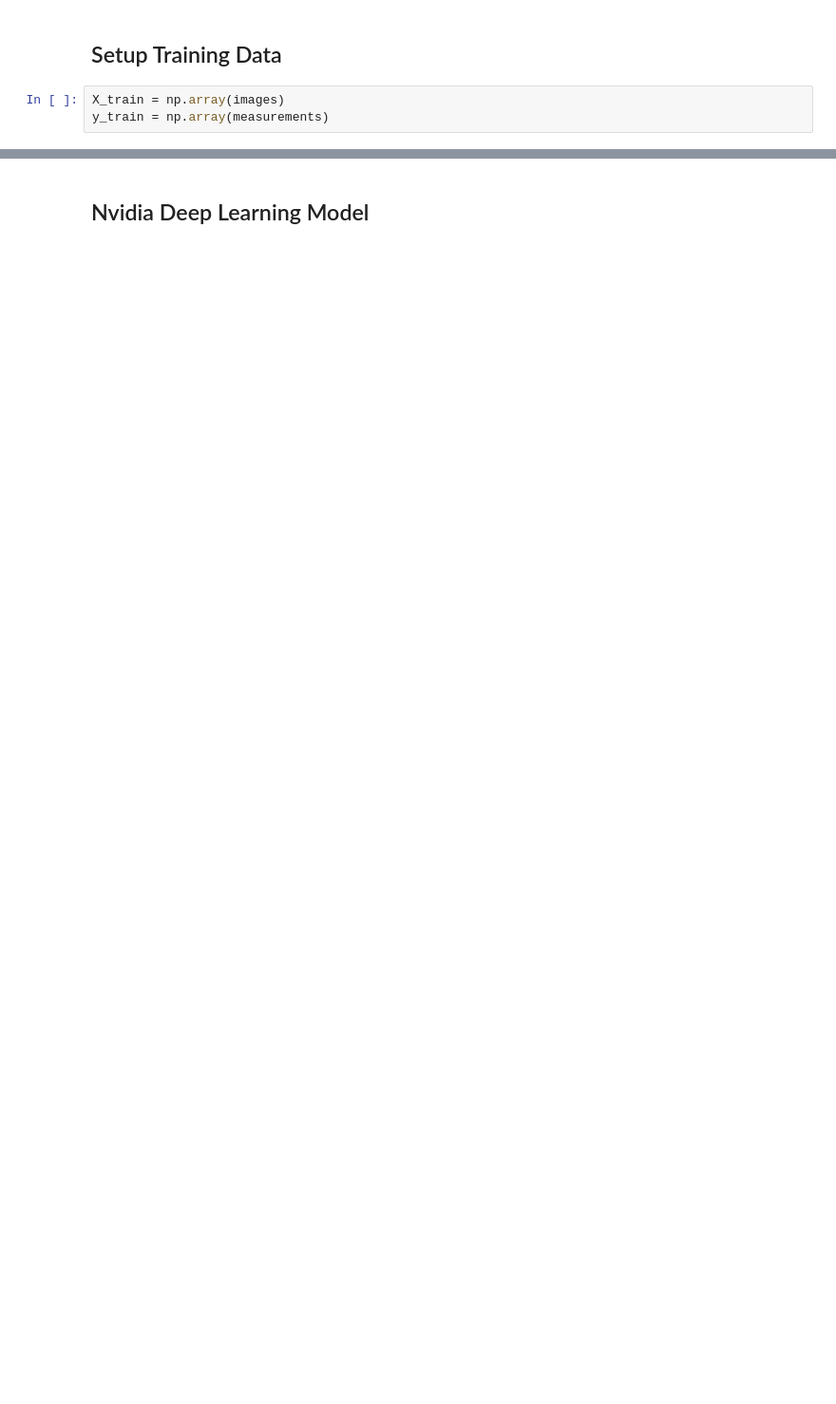
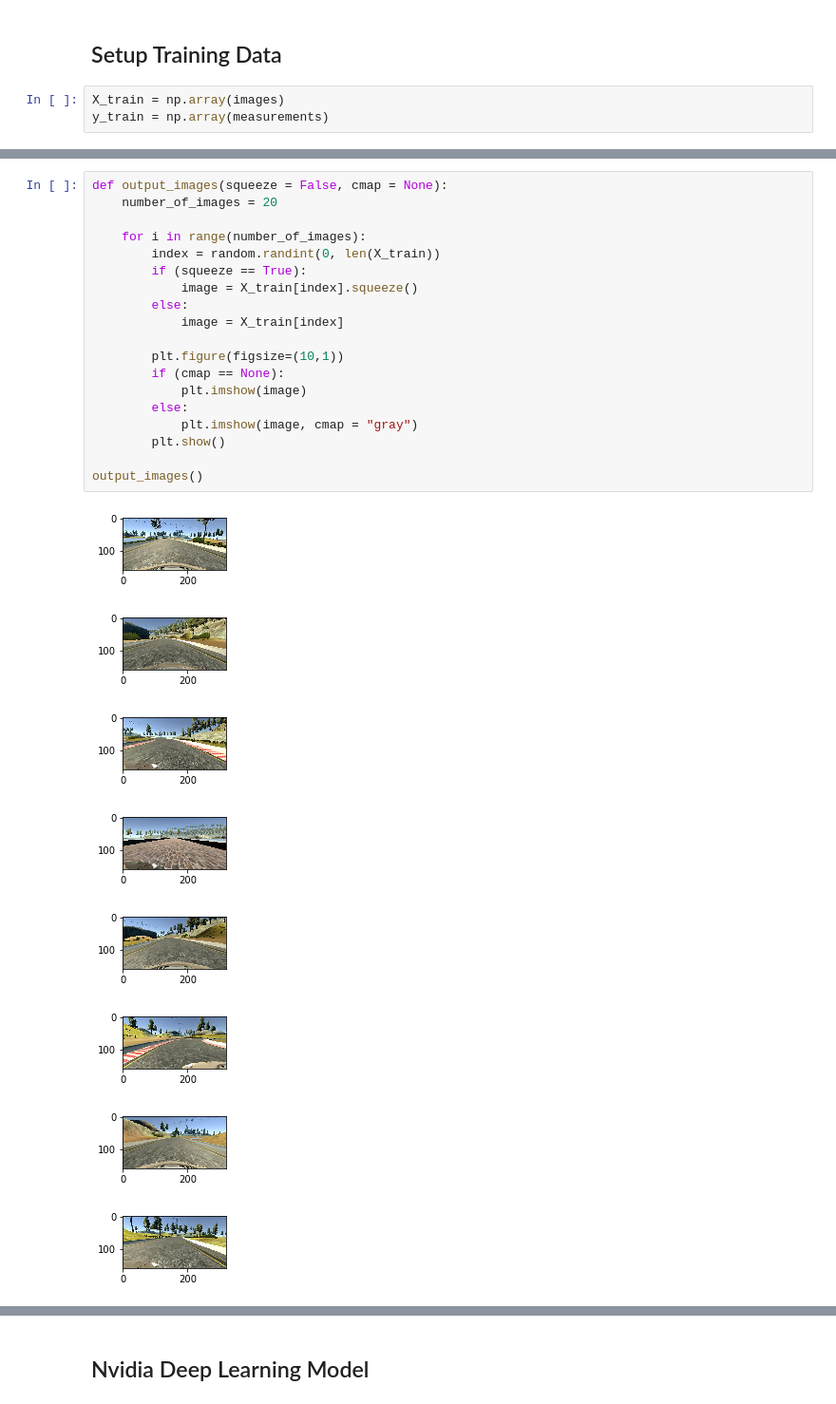
Before and after one commit to sandeeppaulraj/CarND-Behavioral-Cloning-P3, a Jupyter notebook: P3.ipynb, the cells around one changed output, grey strips where cells are left out. Shown: that part at 95% size. Saved outputs shown, nothing was run; the diff lists cells and outputs as text; blank space fills up the shorter version.

```diff
--- a/P3.ipynb
+++ b/P3.ipynb
@@ -140,0 +182,28 @@ y_train = np.array(measurements)
+# %%
+def output_images(squeeze = False, cmap = None):
+    number_of_images = 20
+
+    for i in range(number_of_images):
+        index = random.randint(0, len(X_train))
+        if (squeeze == True):
+            image = X_train[index].squeeze()
+        else:
+            image = X_train[index]
+
+        plt.figure(figsize=(10,1))
+        if (cmap == None):
+            plt.imshow(image)
+        else:
+            plt.imshow(image, cmap = "gray")
+        plt.show()
+
+output_images()
+# %% [output]
+[figure, added]
+[figure, added]
+[figure, added]
+[figure, added]
+[figure, added]
+[figure, added]
+[figure, added]
+[figure, added]
```
Also changed, not shown: parts of 14 cells of this notebook.
